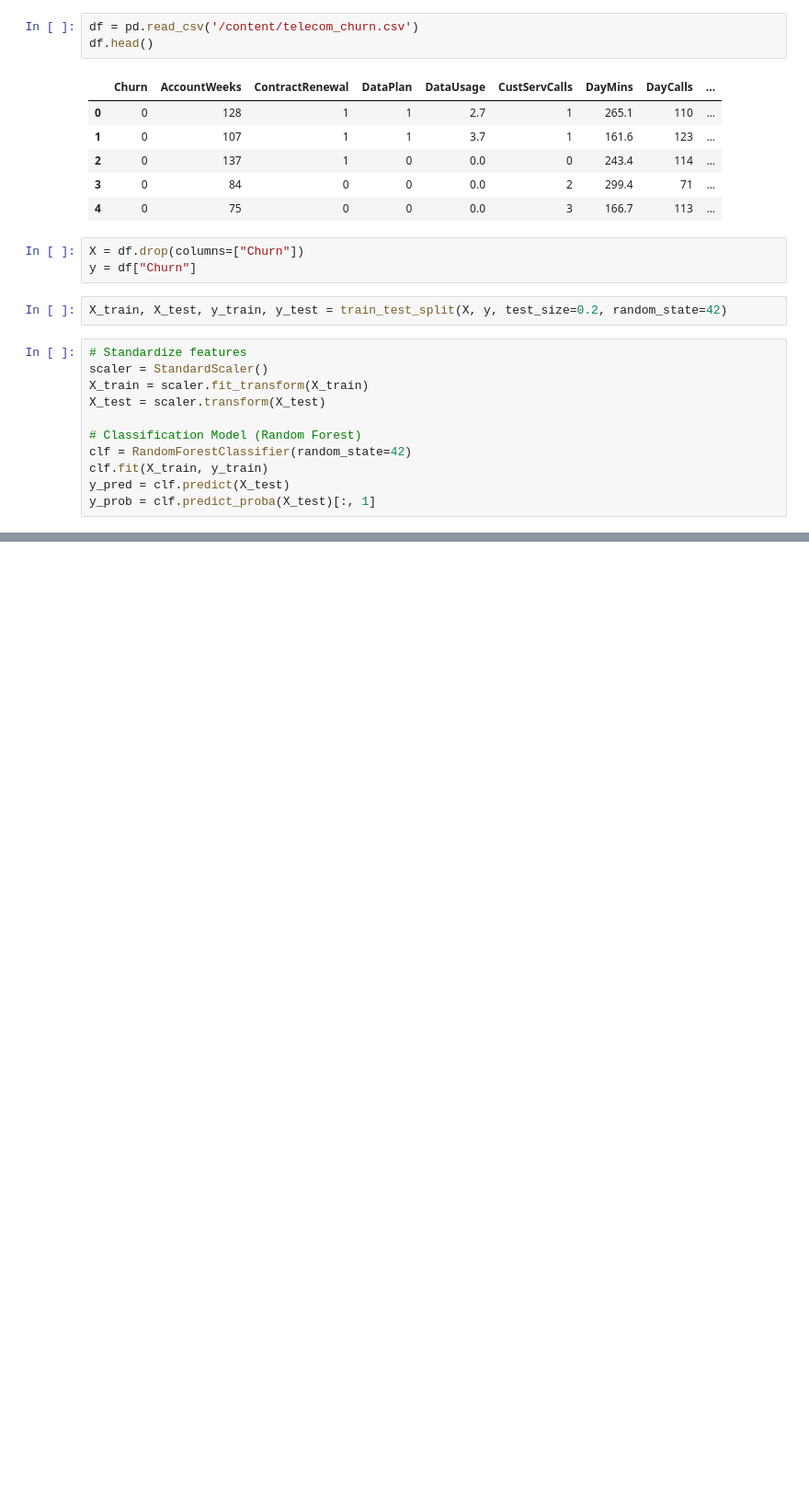
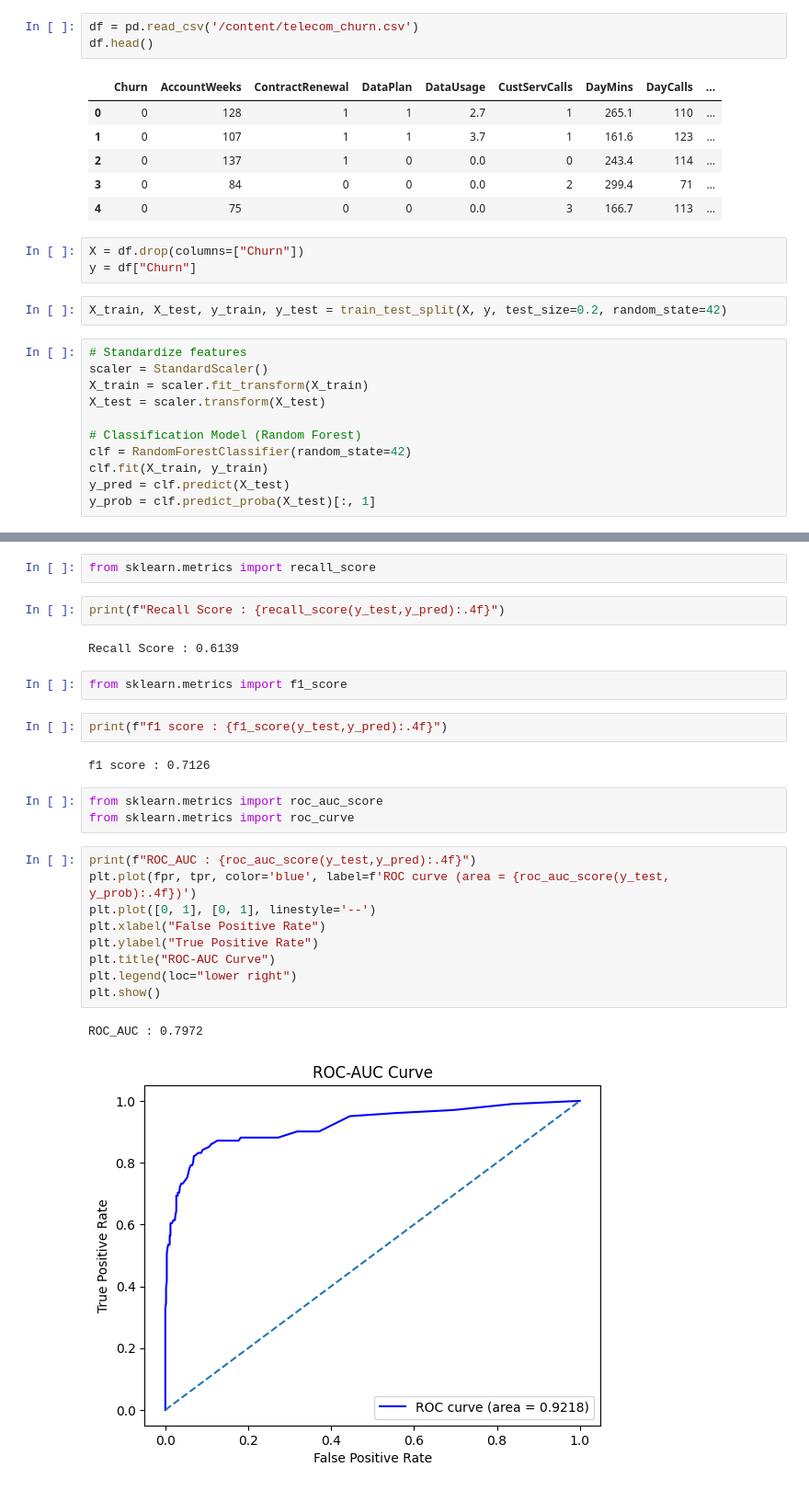
Before and after one commit to NIlesh-Thamke/Machine-Learning-Practicals, a Jupyter notebook: Practical3_ML_.ipynb, the cells around one changed output, grey strips where cells are left out. Shown at 92% size. Cells and saved outputs as stored; diff of their text form; blank space fills up the shorter version.

```diff
--- a/Practical3_ML_.ipynb
+++ b/Practical3_ML_.ipynb
@@ -39,0 +55,27 @@ y_prob = clf.predict_proba(X_test)[:, 1]
+# %%
+from sklearn.metrics import recall_score
+# %%
+print(f"Recall Score : {recall_score(y_test,y_pred):.4f}")
+# %% [output]
+Recall Score : 0.6139
+# %%
+from sklearn.metrics import f1_score
+# %%
+print(f"f1 score : {f1_score(y_test,y_pred):.4f}")
+# %% [output]
+f1 score : 0.7126
+# %%
+from sklearn.metrics import roc_auc_score
+from sklearn.metrics import roc_curve
+# %%
+print(f"ROC_AUC : {roc_auc_score(y_test,y_pred):.4f}")
+plt.plot(fpr, tpr, color='blue', label=f'ROC curve (area = {roc_auc_score(y_test, y_prob):.4f})')
+plt.plot([0, 1], [0, 1], linestyle='--')
+plt.xlabel("False Positive Rate")
+plt.ylabel("True Positive Rate")
+plt.title("ROC-AUC Curve")
+plt.legend(loc="lower right")
+plt.show()
+# %% [output]
+ROC_AUC : 0.7972
+[figure, added]
```
Also changed, not shown: parts of 12 cells of this notebook.
